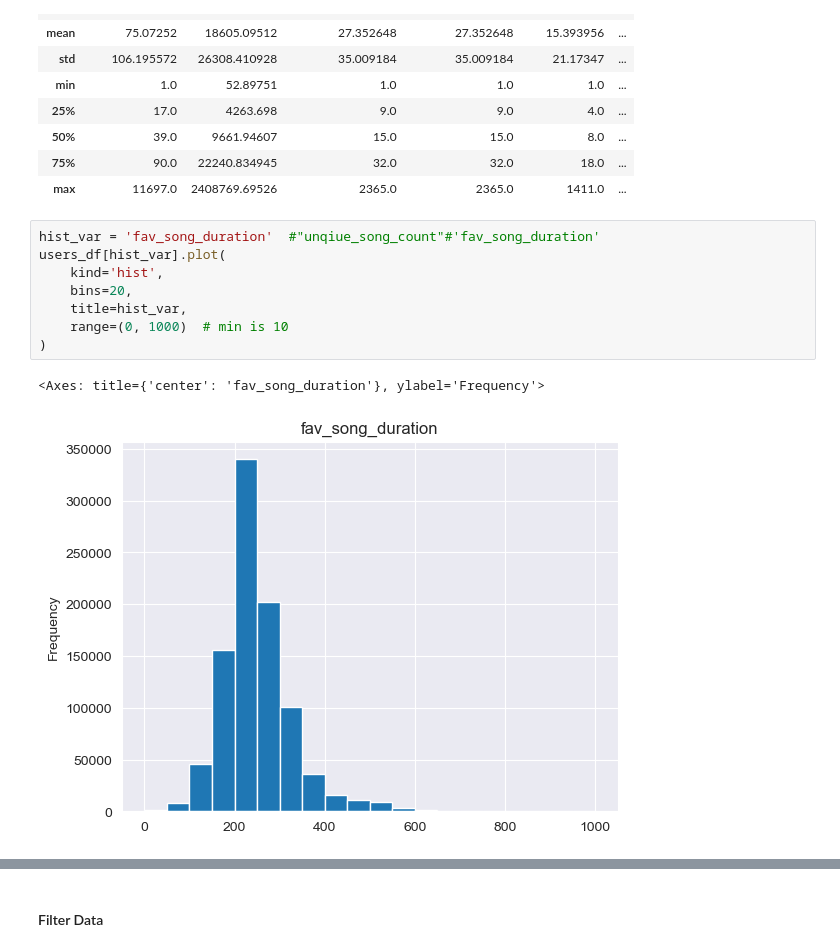
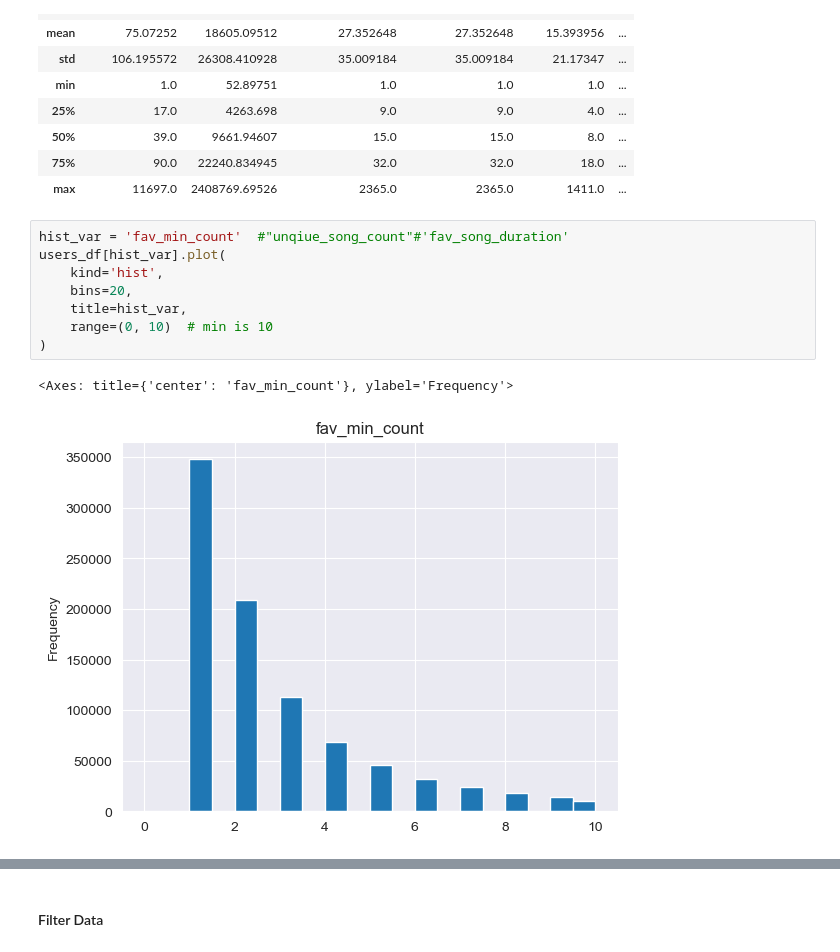
Before and after one commit to DirtyChay/music-recommender, a Jupyter notebook: 2. DSE 220 Milestone 4 Preprocessing.ipynb, the cells around one changed output, grey strips where cells are left out. Saved outputs shown, nothing was run; the diff lists cells and outputs as text.

```diff
--- a/2. DSE 220 Milestone 4 Preprocessing.ipynb
+++ b/2. DSE 220 Milestone 4 Preprocessing.ipynb
@@ -62,13 +63,13 @@ users_df.describe()
 | 75% | 90.0 | 22240.834945 | 32.0 | 32.0 | 18.0 | ... |
 | max | 11697.0 | 2408769.69526 | 2365.0 | 2365.0 | 1411.0 | ... |
 # %%
-hist_var = 'fav_song_duration'  #"unqiue_song_count"#'fav_song_duration'
+hist_var = 'fav_min_count'  #"unqiue_song_count"#'fav_song_duration'
 users_df[hist_var].plot(
     kind='hist',
     bins=20,
     title=hist_var,
-    range=(0, 1000)  # min is 10
+    range=(0, 10)  # min is 10
 )
 # %% [output]
-<Axes: title={'center': 'fav_song_duration'}, ylabel='Frequency'>
+<Axes: title={'center': 'fav_min_count'}, ylabel='Frequency'>
-[figure, old version]
+[figure, new version]
```
Also changed, not shown: parts of 12 cells of this notebook, 1 other file.
